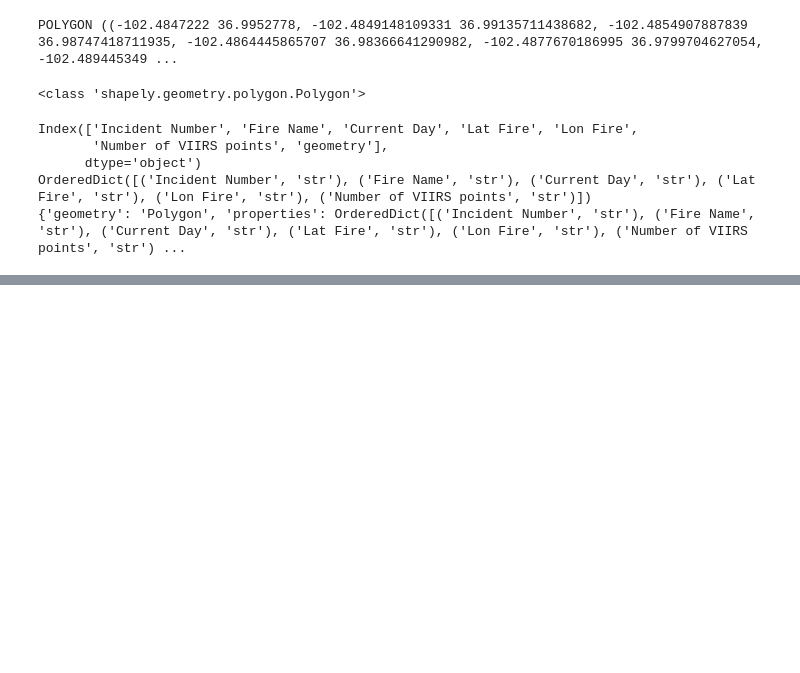
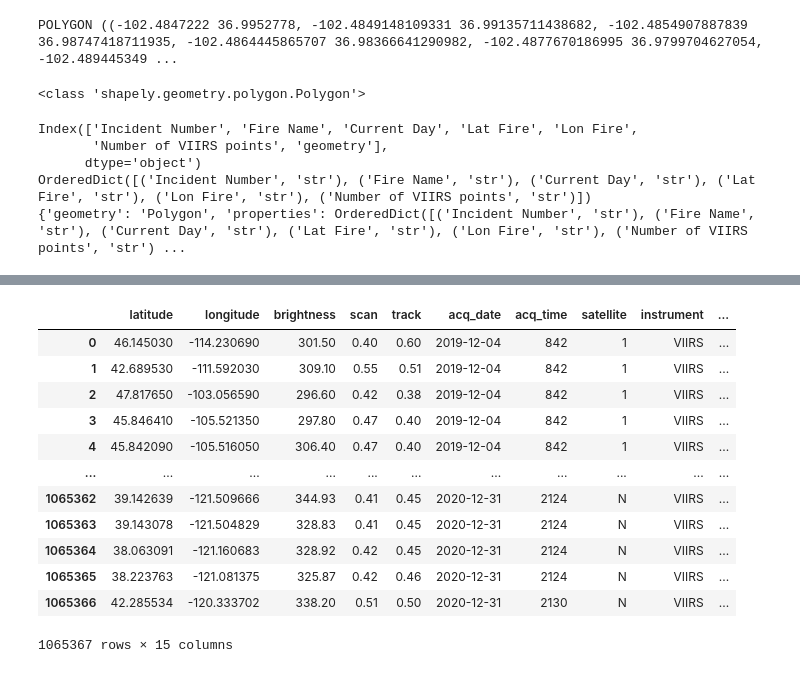
Before and after one commit to lthapa42/ML_FireEmissions, a Jupyter notebook: generate_daily_polygons.ipynb, the cells around one changed output, grey strips where cells are left out. Cells and saved outputs as stored; diff of their text form; code cells hidden in the pictures; blank space fills up the shorter version.

```diff
--- a/generate_daily_polygons.ipynb
+++ b/generate_daily_polygons.ipynb
@@ -353,0 +360,17 @@ OrderedDict([('Incident Number', 'str'), ('Fire Name', 'str'), ('Current Day', '
+# %%
+viirs_all = pd.read_csv('merged_viirs.csv', dtype = {'satellite': str,'version': str, 'type': str} )
+viirs_all
+# %% [output]
+|  | latitude | longitude | brightness | scan | track | acq_date | acq_time | satellite | instrument | ... |
+| 0 | 46.145030 | -114.230690 | 301.50 | 0.40 | 0.60 | 2019-12-04 | 842 | 1 | VIIRS | ... |
+| 1 | 42.689530 | -111.592030 | 309.10 | 0.55 | 0.51 | 2019-12-04 | 842 | 1 | VIIRS | ... |
+| 2 | 47.817650 | -103.056590 | 296.60 | 0.42 | 0.38 | 2019-12-04 | 842 | 1 | VIIRS | ... |
+| 3 | 45.846410 | -105.521350 | 297.80 | 0.47 | 0.40 | 2019-12-04 | 842 | 1 | VIIRS | ... |
+| 4 | 45.842090 | -105.516050 | 306.40 | 0.47 | 0.40 | 2019-12-04 | 842 | 1 | VIIRS | ... |
+| ... | ... | ... | ... | ... | ... | ... | ... | ... | ... | ... |
+| 1065362 | 39.142639 | -121.509666 | 344.93 | 0.41 | 0.45 | 2020-12-31 | 2124 | N | VIIRS | ... |
+| 1065363 | 39.143078 | -121.504829 | 328.83 | 0.41 | 0.45 | 2020-12-31 | 2124 | N | VIIRS | ... |
+| 1065364 | 38.063091 | -121.160683 | 328.92 | 0.42 | 0.45 | 2020-12-31 | 2124 | N | VIIRS | ... |
+| 1065365 | 38.223763 | -121.081375 | 325.87 | 0.42 | 0.46 | 2020-12-31 | 2124 | N | VIIRS | ... |
+| 1065366 | 42.285534 | -120.333702 | 338.20 | 0.51 | 0.50 | 2020-12-31 | 2130 | N | VIIRS | ... |
+1065367 rows × 15 columns
```
Also changed, not shown: parts of 8 cells of this notebook, 23 other files.
